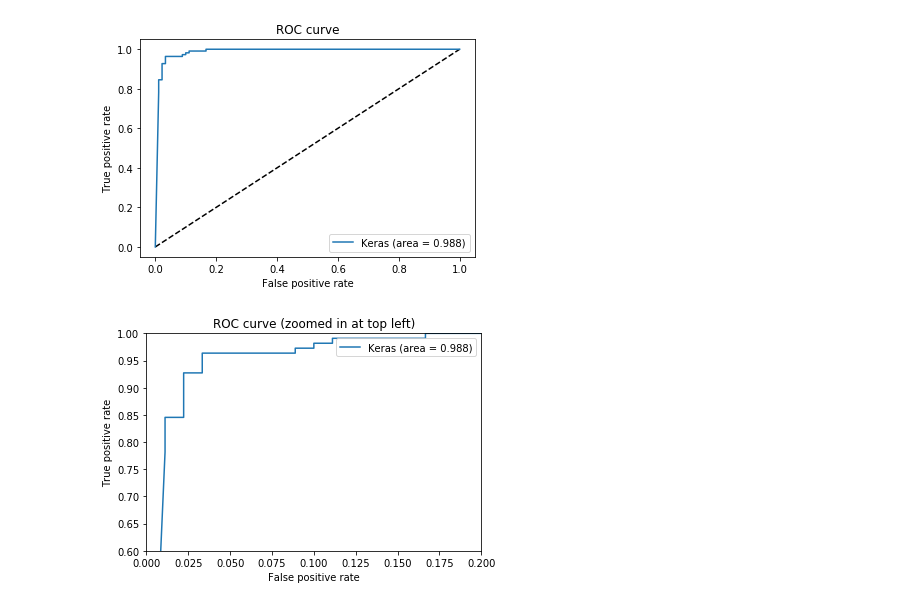
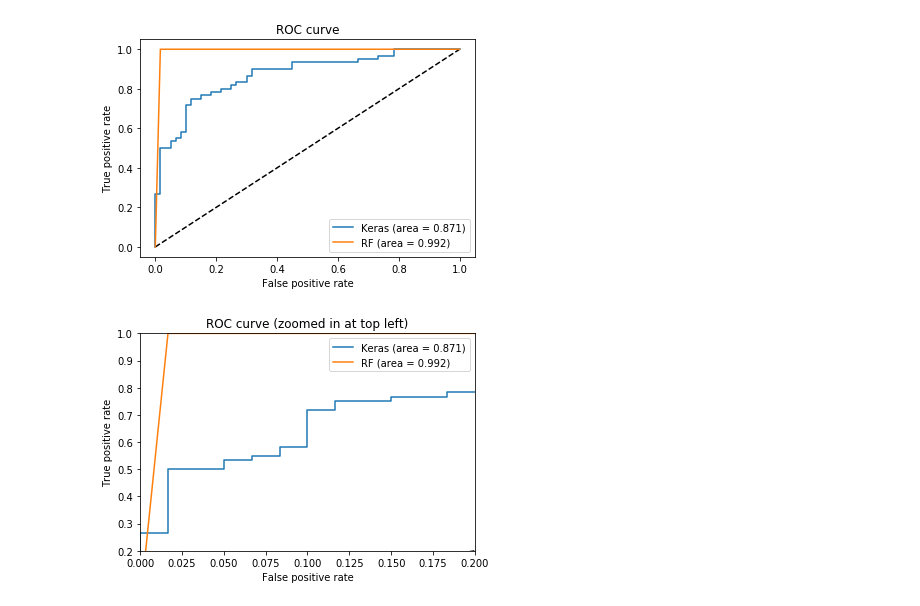
Before and after one commit to SGRGit/gwOsc, a Jupyter notebook: SineGaussianModelBuild.ipynb, the cells around one changed output. Cells and saved outputs as stored; diff of their text form; code cells hidden in the pictures.

```diff
--- a/SineGaussianModelBuild.ipynb
+++ b/SineGaussianModelBuild.ipynb
@@ -34,18 +29,26 @@ setb_data_dir = os.path.join(data_dir, setb)
 setb_data_fnnames = os.listdir(setb_data_dir)
 # %%
 import numpy as np
+import cv2
 q1 = np.empty((1, 150, 150, 3))
 q2 = np.empty((1, 150, 150, 3))
 for a in range(1, len(seta_data_fnnames), 1):
   img_path_a = os.path.join(seta_data_dir, seta_data_fnnames[a])
-  img_a = load_img(img_path_a, target_size = (150,150))
+  img_a = cv2.imread(os.path.join(seta_data_dir, seta_data_fnnames[a]))
+  img_a = cv2.resize(img_a, (150, 150))
+  #img_a = load_img(img_path_a,  target_size= (100, 100))
+  #img_a = Image.open(img_path_a)
+  #img_a = img_a.convert('RGB')
   q1 = np.vstack((q1, img_to_array(img_a).reshape(1, 150, 150, 3)))
   t1 = np.ones([len(seta_data_fnnames),1])
-  v1 =
 
 for b in range(1, len(setb_data_fnnames), 1):
   img_path_b = os.path.join(setb_data_dir, setb_data_fnnames[b])
-  img_b = load_img(img_path_b, target_size = (150,150))
+  img_b = cv2.imread(os.path.join(setb_data_dir, setb_data_fnnames[b]))
+  img_b = cv2.resize(img_b, (150, 150))
+  #img_b = load_img(img_path_b, target_size=(100, 100))
+  #img_b = Image.open(img_path_b)
+  #img_b = img_b.convert('RGB')
   q2 = np.vstack((q2, img_to_array(img_b).reshape(1, 150, 150, 3)))
   t2 = np.zeros([len(setb_data_fnnames),1])
 # %%
@@ -175,28 +186,28 @@ auc_rf = auc(fpr_rf, tpr_rf)
 # %%
 plt.figure(1)
 plt.plot([0, 1], [0, 1], 'k--')
 plt.plot(fpr, tpr, label='Keras (area = {:.3f})'.format(auc))
-#plt.plot(fpr_rf, tpr_rf, label='RF (area = {:.3f})'.format(auc_rf))
+plt.plot(fpr_rf, tpr_rf, label='RF (area = {:.3f})'.format(auc_rf))
 plt.xlabel('False positive rate')
 plt.ylabel('True positive rate')
 plt.title('ROC curve')
 plt.legend(loc='best')
 plt.show()
 # Zoom in view of the upper left corner.
 plt.figure(2)
 plt.xlim(0, 0.2)
-plt.ylim(0.6, 1)
+plt.ylim(0.2, 1)
 plt.plot([0, 1], [0, 1], 'k--')
 plt.plot(fpr, tpr, label='Keras (area = {:.3f})'.format(auc))
-#plt.plot(fpr_rf, tpr_rf, label='RF (area = {:.3f})'.format(auc_rf))
+plt.plot(fpr_rf, tpr_rf, label='RF (area = {:.3f})'.format(auc_rf))
 plt.xlabel('False positive rate')
 plt.ylabel('True positive rate')
 plt.title('ROC curve (zoomed in at top left)')
 plt.legend(loc='best')
 plt.show()
 # %% [output]
-[figure, old version]
+[figure, new version]
-[figure, old version]
+[figure, new version]
 # %%
 from sklearn.metrics import accuracy_score, hamming_loss
 
```
Also changed, not shown: parts of 13 cells of this notebook.
